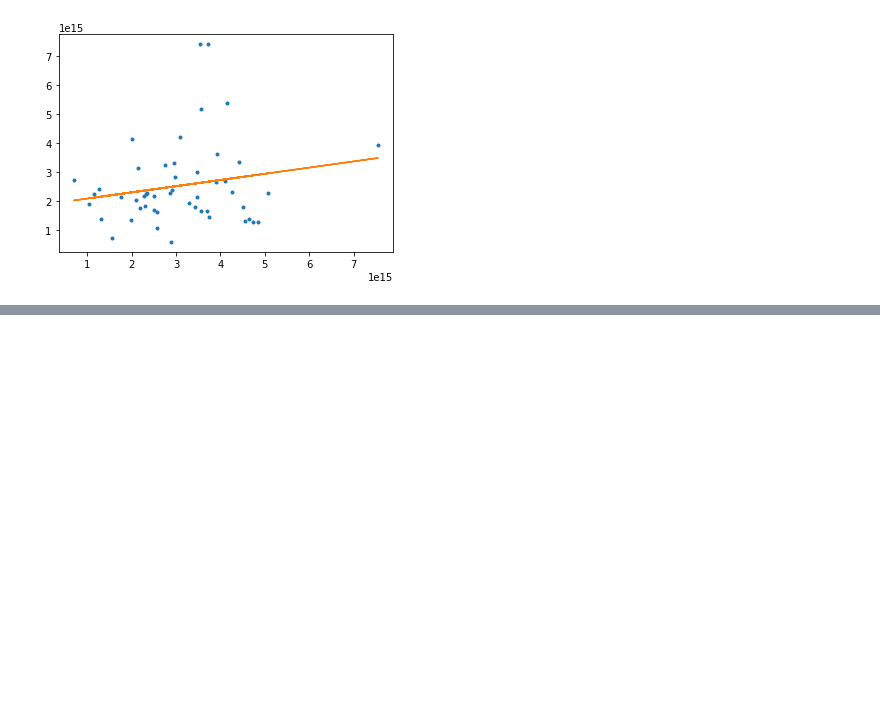
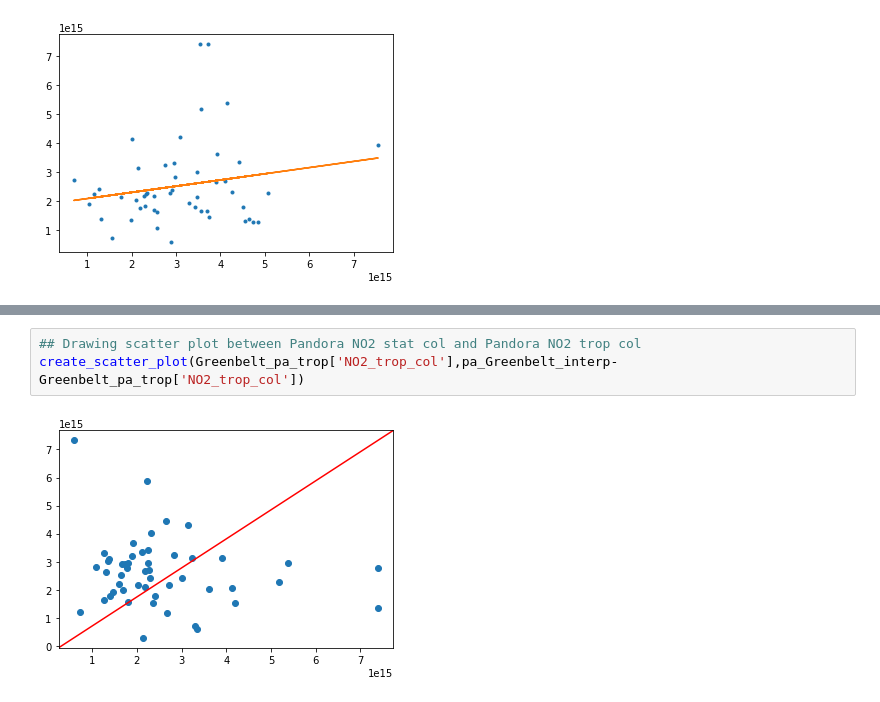
Before and after one commit to qdzhu/ACES, a Jupyter notebook: TROPOMI_Pandora_comparison.ipynb, the cells around one changed output, grey strips where cells are left out. Saved outputs shown, nothing was run; the diff lists cells and outputs as text; blank space fills up the shorter version.

```diff
--- a/TROPOMI_Pandora_comparison.ipynb
+++ b/TROPOMI_Pandora_comparison.ipynb
@@ -499,0 +529,5 @@ plt.show()
+# %%
+## Drawing scatter plot between Pandora NO2 stat col and Pandora NO2 trop col
+create_scatter_plot(Greenbelt_pa_trop['NO2_trop_col'],pa_Greenbelt_interp-Greenbelt_pa_trop['NO2_trop_col'])
+# %% [output]
+[figure, added]
```
Also changed, not shown: parts of 8 cells of this notebook.
